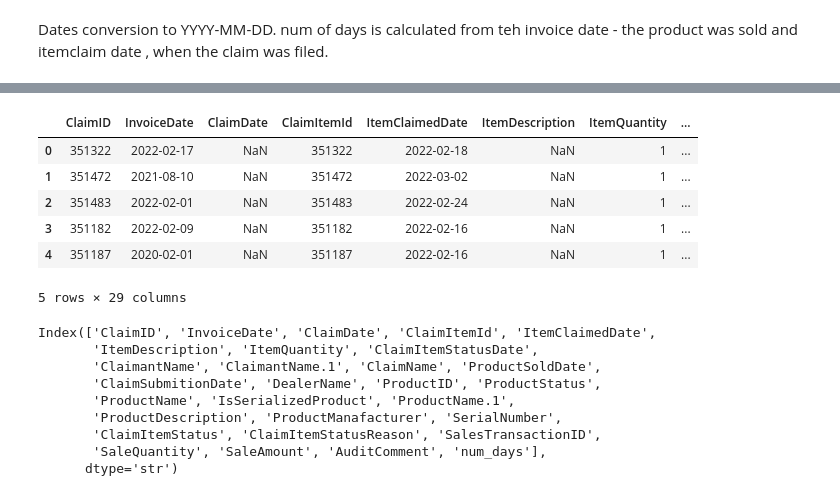
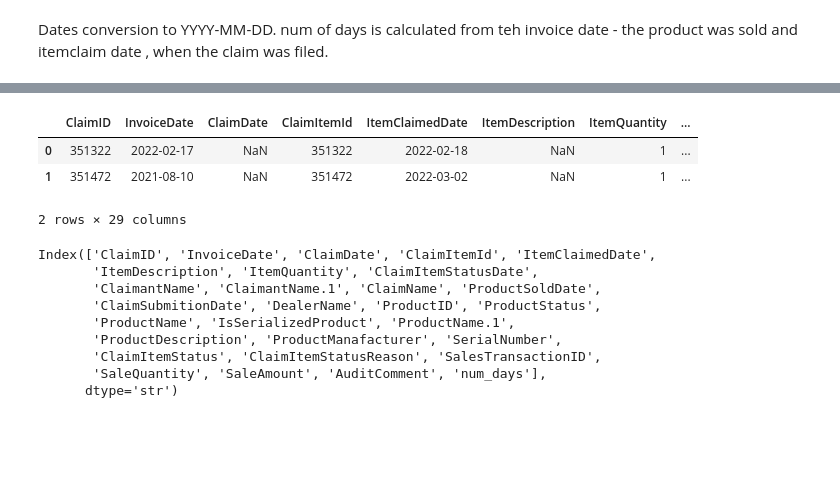
Before and after one commit to Lubina-ops/Claims-audit-and-fraud-detection, a Jupyter notebook: KM_Claim_data_Intial_Analysis.ipynb, the cells around one changed output, grey strips where cells are left out. Cells and saved outputs as stored; diff of their text form; code cells hidden in the pictures; blank space fills up the shorter version.

```diff
--- a/KM_Claim_data_Intial_Analysis.ipynb
+++ b/KM_Claim_data_Intial_Analysis.ipynb
@@ -227,13 +254,10 @@ STEP 3: Delay calculation
 # %%
-df.head(5)
+df.head(2)
 # %% [output]
 |  | ClaimID | InvoiceDate | ClaimDate | ClaimItemId | ItemClaimedDate | ItemDescription | ItemQuantity | ... |
 | 0 | 351322 | 2022-02-17 | NaN | 351322 | 2022-02-18 | NaN | 1 | ... |
 | 1 | 351472 | 2021-08-10 | NaN | 351472 | 2022-03-02 | NaN | 1 | ... |
-| 2 | 351483 | 2022-02-01 | NaN | 351483 | 2022-02-24 | NaN | 1 | ... |
-| 3 | 351182 | 2022-02-09 | NaN | 351182 | 2022-02-16 | NaN | 1 | ... |
-| 4 | 351187 | 2020-02-01 | NaN | 351187 | 2022-02-16 | NaN | 1 | ... |
-5 rows × 29 columns
+2 rows × 29 columns
 # %%
 df.columns
 # %% [output]
```
Also changed, not shown: parts of 80 cells of this notebook.
